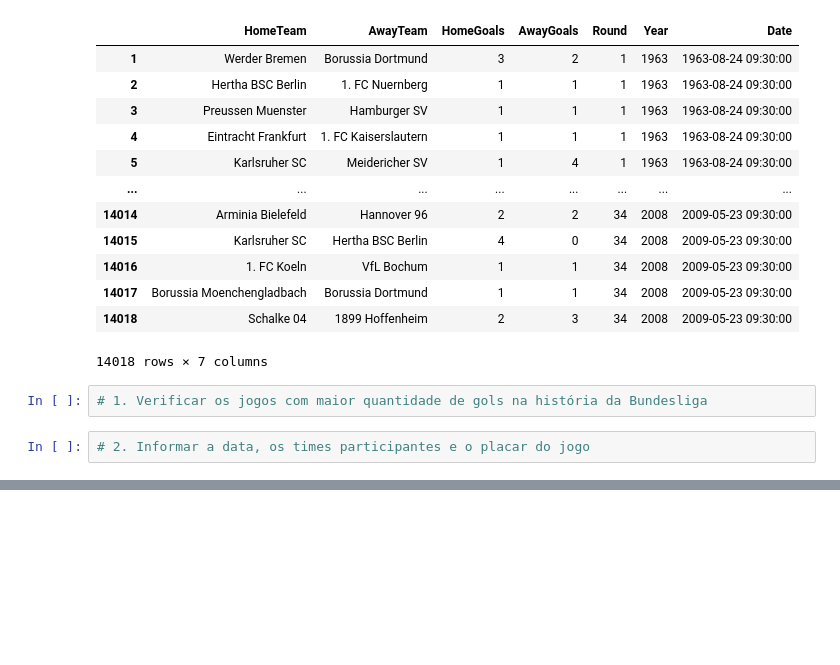
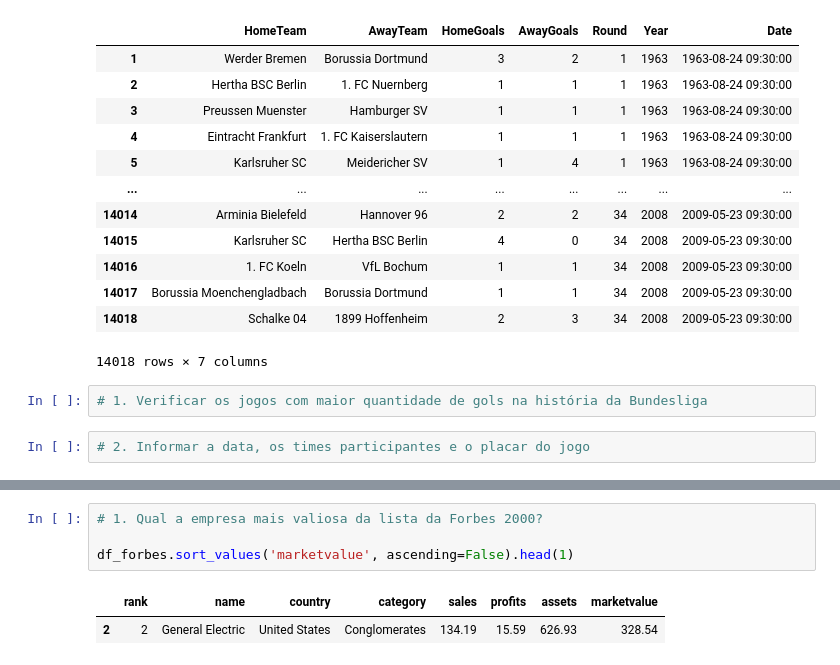
Before and after one commit to dsreliete/Womakerscode-DA-desafio_squad, a Jupyter notebook: desafio1.ipynb, the cells around one changed output, grey strips where cells are left out. Saved outputs shown, nothing was run; the diff lists cells and outputs as text; blank space fills up the shorter version.

```diff
--- a/desafio1.ipynb
+++ b/desafio1.ipynb
@@ -260,0 +286,7 @@ df_bundesliga
+# %%
+# 1. Qual a empresa mais valiosa da lista da Forbes 2000?
+
+df_forbes.sort_values('marketvalue', ascending=False).head(1)
+# %% [output]
+|  | rank | name | country | category | sales | profits | assets | marketvalue |
+| 2 | 2 | General Electric | United States | Conglomerates | 134.19 | 15.59 | 626.93 | 328.54 |
```
Also changed, not shown: parts of 8 cells of this notebook.
